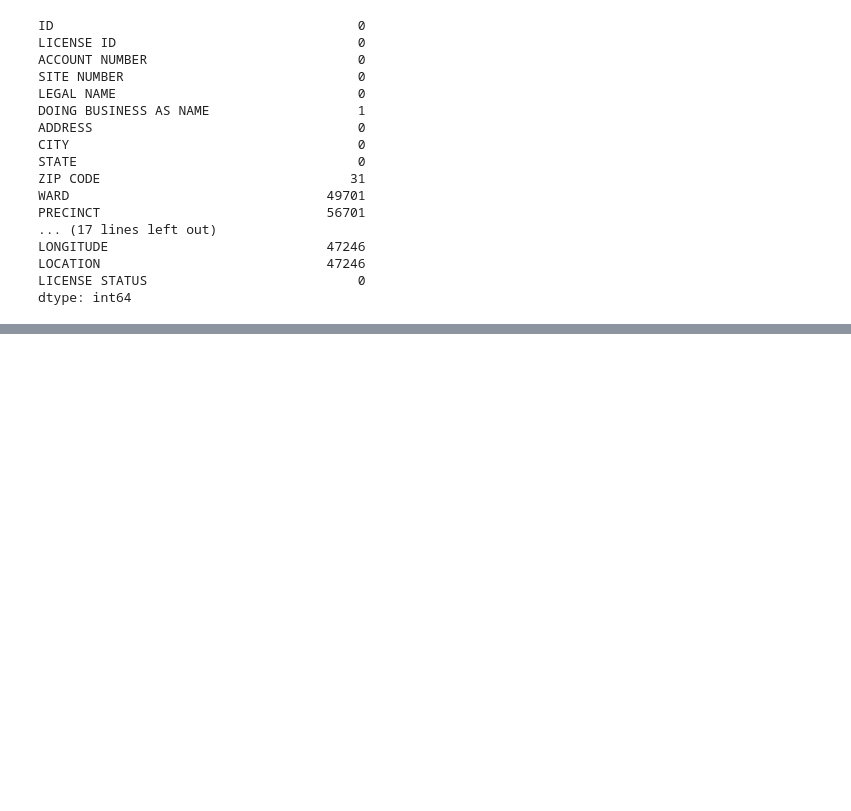
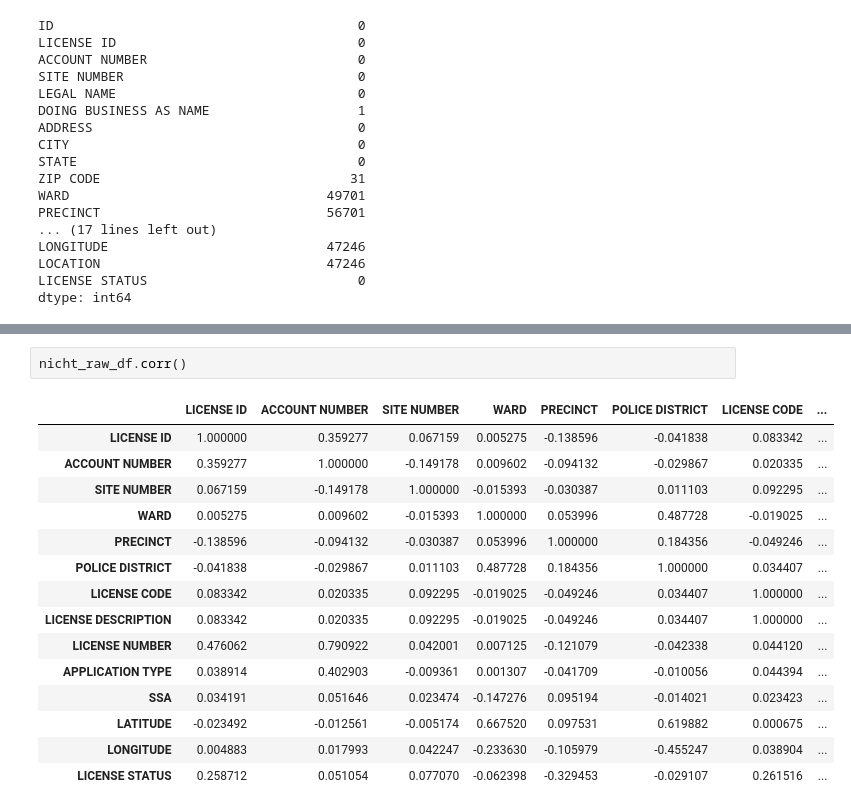
Before and after one commit to VivXwan/PepDSNotes, a Jupyter notebook: Hackathon 1/Hackathon_1.ipynb, the cells around one changed output, grey strips where cells are left out. Drawn from its saved outputs; the diff is of its cells as text; blank space fills up the shorter version.

```diff
--- a/Hackathon 1/Hackathon_1.ipynb
+++ b/Hackathon 1/Hackathon_1.ipynb
@@ -184,0 +294,18 @@ x.drop(['ID', 'ACCOUNT NUMBER', 'LEGAL NAME', 'DOING BUSINESS AS NAME', 'ADDRESS
+# %%
+nicht_raw_df.corr()
+# %% [output]
+|  | LICENSE ID | ACCOUNT NUMBER | SITE NUMBER | WARD | PRECINCT | POLICE DISTRICT | LICENSE CODE | ... |
+| LICENSE ID | 1.000000 | 0.359277 | 0.067159 | 0.005275 | -0.138596 | -0.041838 | 0.083342 | ... |
+| ACCOUNT NUMBER | 0.359277 | 1.000000 | -0.149178 | 0.009602 | -0.094132 | -0.029867 | 0.020335 | ... |
+| SITE NUMBER | 0.067159 | -0.149178 | 1.000000 | -0.015393 | -0.030387 | 0.011103 | 0.092295 | ... |
+| WARD | 0.005275 | 0.009602 | -0.015393 | 1.000000 | 0.053996 | 0.487728 | -0.019025 | ... |
+| PRECINCT | -0.138596 | -0.094132 | -0.030387 | 0.053996 | 1.000000 | 0.184356 | -0.049246 | ... |
+| POLICE DISTRICT | -0.041838 | -0.029867 | 0.011103 | 0.487728 | 0.184356 | 1.000000 | 0.034407 | ... |
+| LICENSE CODE | 0.083342 | 0.020335 | 0.092295 | -0.019025 | -0.049246 | 0.034407 | 1.000000 | ... |
+| LICENSE DESCRIPTION | 0.083342 | 0.020335 | 0.092295 | -0.019025 | -0.049246 | 0.034407 | 1.000000 | ... |
+| LICENSE NUMBER | 0.476062 | 0.790922 | 0.042001 | 0.007125 | -0.121079 | -0.042338 | 0.044120 | ... |
+| APPLICATION TYPE | 0.038914 | 0.402903 | -0.009361 | 0.001307 | -0.041709 | -0.010056 | 0.044394 | ... |
+| SSA | 0.034191 | 0.051646 | 0.023474 | -0.147276 | 0.095194 | -0.014021 | 0.023423 | ... |
+| LATITUDE | -0.023492 | -0.012561 | -0.005174 | 0.667520 | 0.097531 | 0.619882 | 0.000675 | ... |
+| LONGITUDE | 0.004883 | 0.017993 | 0.042247 | -0.233630 | -0.105979 | -0.455247 | 0.038904 | ... |
+| LICENSE STATUS | 0.258712 | 0.051054 | 0.077070 | -0.062398 | -0.329453 | -0.029107 | 0.261516 | ... |
```
Also changed, not shown: parts of 21 cells of this notebook.
